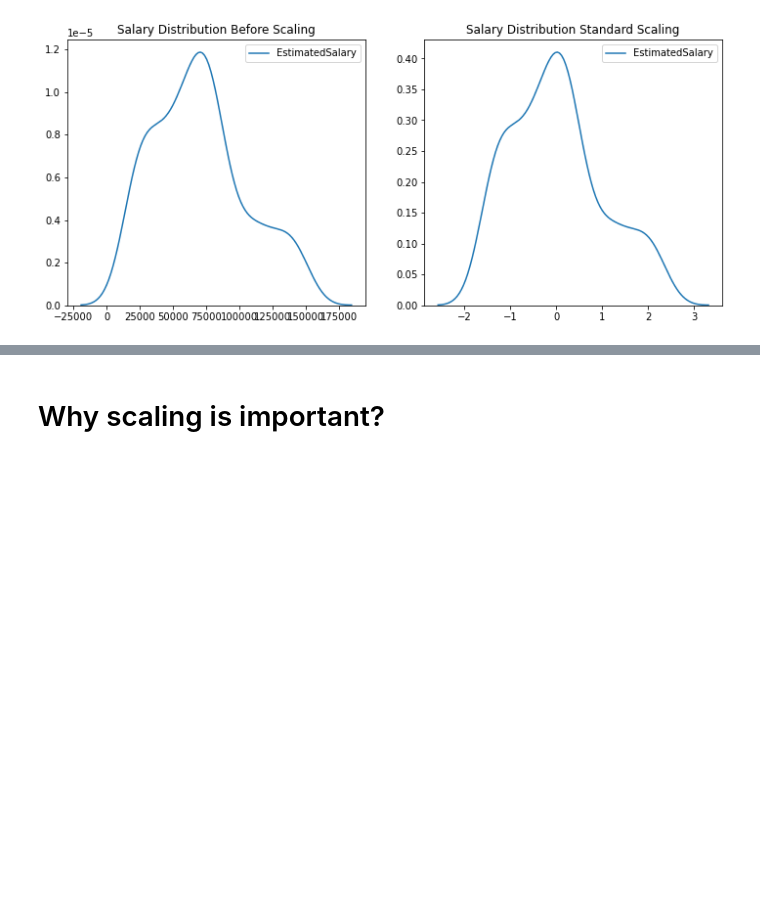
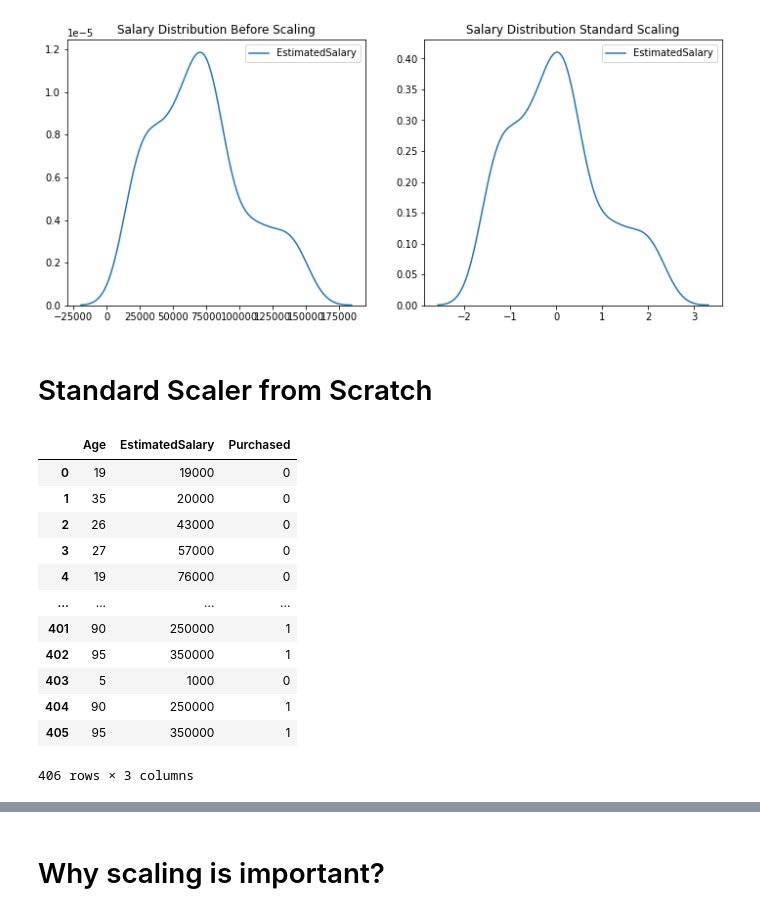
Before and after one commit to sahilkhan-7/Machine-Learning-basic-to-advance, a Jupyter notebook: Feature Engineering/standard.ipynb, the cells around one changed output, grey strips where cells are left out. Cells and saved outputs as stored; diff of their text form; code cells hidden in the pictures; blank space fills up the shorter version.

Commit message:
Standard Scaler from Scratch

```diff
--- a/Feature Engineering/standard.ipynb
+++ b/Feature Engineering/standard.ipynb
@@ -165,3 +164,5 @@ sns.kdeplot(X_train_scaled['EstimatedSalary'], ax=ax2)
 plt.show()
 # %% [output]
 [figure]
+# %% [markdown]
+# Standard Scaler from Scratch
@@ -167,0 +198,16 @@ plt.show()
+# %%
+df
+# %% [output]
+|  | Age | EstimatedSalary | Purchased |
+| 0 | 19 | 19000 | 0 |
+| 1 | 35 | 20000 | 0 |
+| 2 | 26 | 43000 | 0 |
+| 3 | 27 | 57000 | 0 |
+| 4 | 19 | 76000 | 0 |
+| ... | ... | ... | ... |
+| 401 | 90 | 250000 | 1 |
+| 402 | 95 | 350000 | 1 |
+| 403 | 5 | 1000 | 0 |
+| 404 | 90 | 250000 | 1 |
+| 405 | 95 | 350000 | 1 |
+406 rows × 3 columns
```
Also changed, not shown: parts of 14 cells of this notebook.
